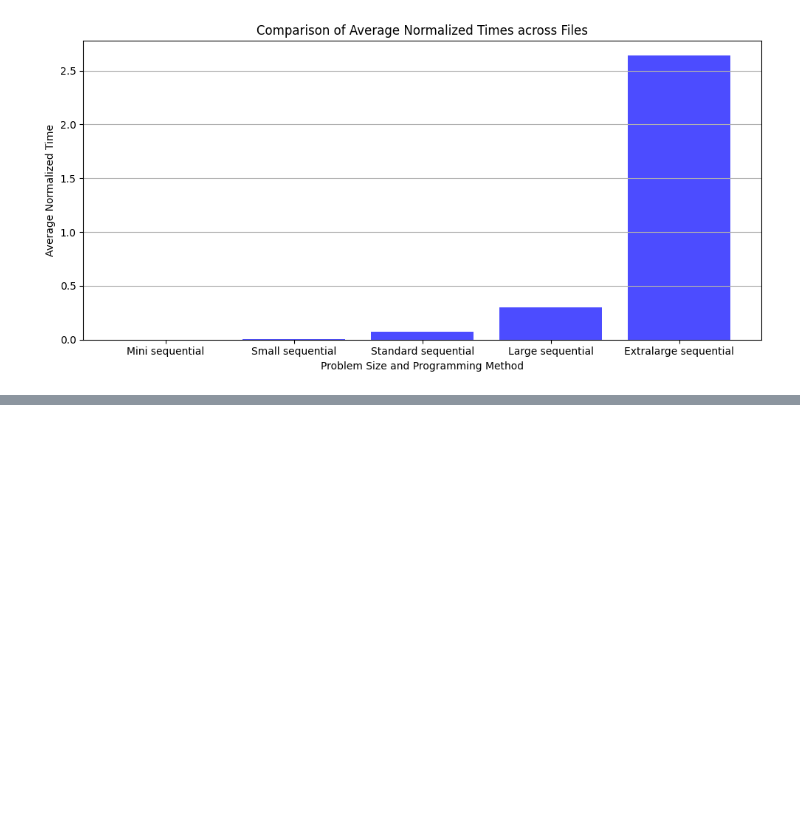
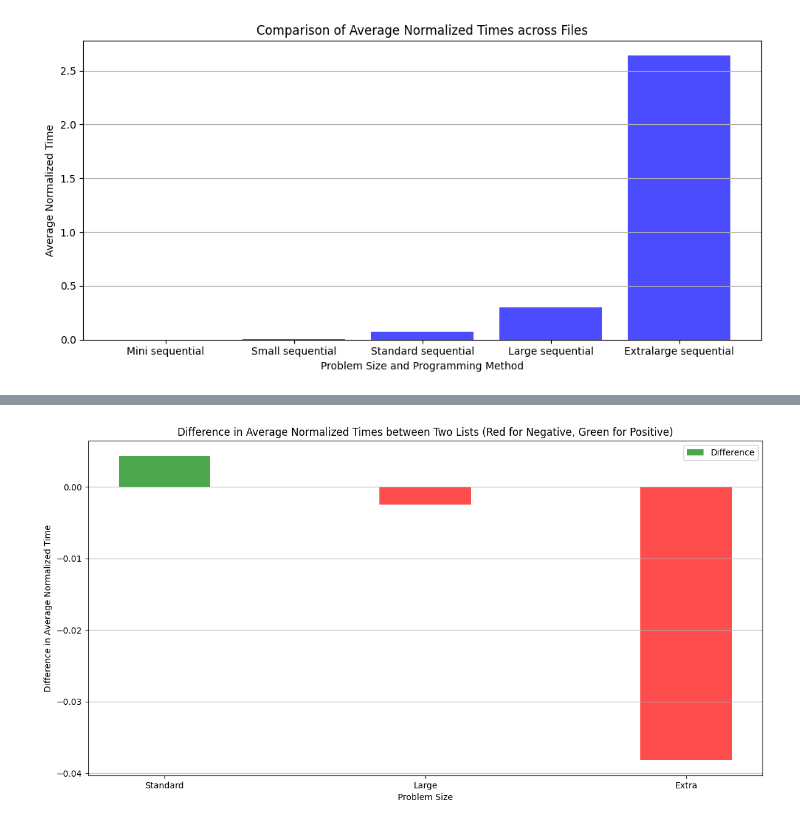
Before and after one commit to fabiobove-dr/HPC-jacobi-2d-imper, a Jupyter notebook: report/benchmarking_analysis.ipynb, the cells around one changed output, grey strips where cells are left out. Cells and saved outputs as stored; diff of their text form; code cells hidden in the pictures; blank space fills up the shorter version.

```diff
--- a/report/benchmarking_analysis.ipynb
+++ b/report/benchmarking_analysis.ipynb
@@ -165,0 +168,75 @@ plt.show()
+# %%
+import json
+import numpy as np
+import os
+import matplotlib.pyplot as plt
+
+# Function to load data and calculate average
+def load_data_and_calculate_avg(filename):
+    with open(filename, 'r') as file:
+        data = json.load(file)
+
+    # Extract normalized times
+    normalized_times = [item[list(item.keys())[0]]['Normalized-time'] for item in data]
+
+    # Calculate the average normalized time
+    avg_normalized_time = np.mean(normalized_times)
+    return avg_normalized_time
+
+
+# List 1 of files (e.g. sequential)
+files_list_1 = [
+    "./sequential/standard_sequential.json",
+    "./sequential/large_sequential.json",
+    "./sequential/extra_large_sequential.json"
+]
+
+# List 2 of files (e.g openmp)
+files_list_2 = [
+    "./openmp/standard_openmp.json",
+    "./openmp/large_openmp.json",
+    "./openmp/extra_large_openmp.json"
+]
+
+# Ensure both lists have the same number of files
+assert len(files_list_1) == len(files_list_2), "Both lists must have the same number of files!"
+
+# Extract averages for list 1
+averages_1 = []
+for file in files_list_1:
+    avg = load_data_and_calculate_avg(file)
+    averages_1.append(avg)
+
+# Extract averages for list 2
+averages_2 = []
+sizes = []
+for file in files_list_2:
+    avg = load_data_and_calculate_avg(file)
+    averages_2.append(avg)
+    sizes.append(os.path.basename(file).split('.')[0].split('_')[0].capitalize())
+
+# Calculate the difference between the two sets of averages (positive and negative)
+differences = np.array(averages_1) - np.array(averages_2)
+
+# Create the plot with bars for both lists (one in blue, the other in yellow)
+x = np.arange(len(files_list_1))  # Set the x position for the bars
+width = 0.35  # Bar width
+
+plt.figure(figsize=(12, 12))
+
+# Plot for the differences between the two sets (positive and negative)
+plt.subplot(2, 1, 2)  # Create the second subplot for the difference
+# Color differences: red for negative, green for positive
+colors = ['r' if diff < 0 else 'g' for diff in differences]
+plt.bar(x, differences, width, color=colors, alpha=0.7, label='Difference')
+plt.xlabel("Problem Size")
+plt.ylabel("Difference in Average Normalized Time")
+plt.title("Difference in Average Normalized Times between Two Lists (Red for Negative, Green for Positive)")
+plt.xticks(x, sizes)
+plt.legend()
+plt.grid(True, axis='y')
+
+plt.tight_layout()
+plt.show()
+# %% [output]
+[figure, added]
```
Also changed, not shown: parts of 1 cell of this notebook.
